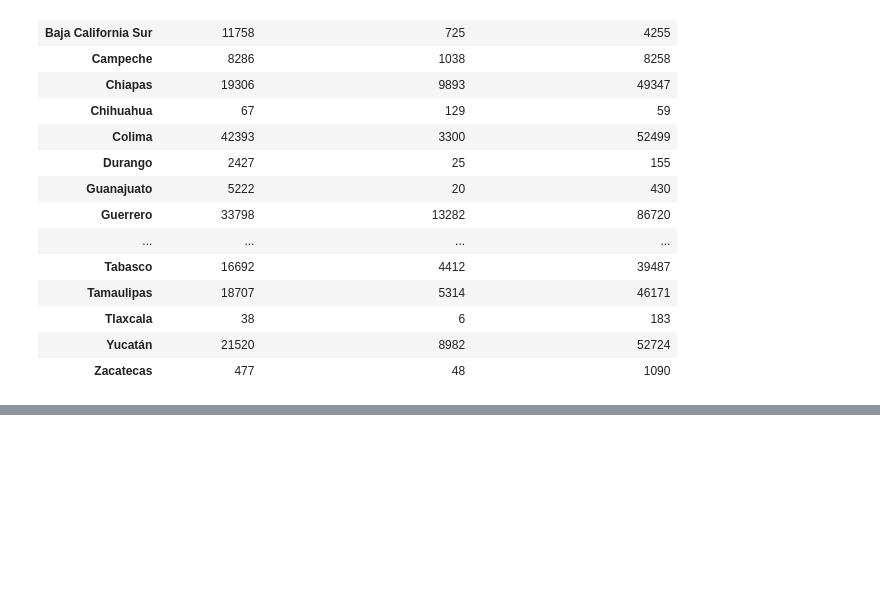
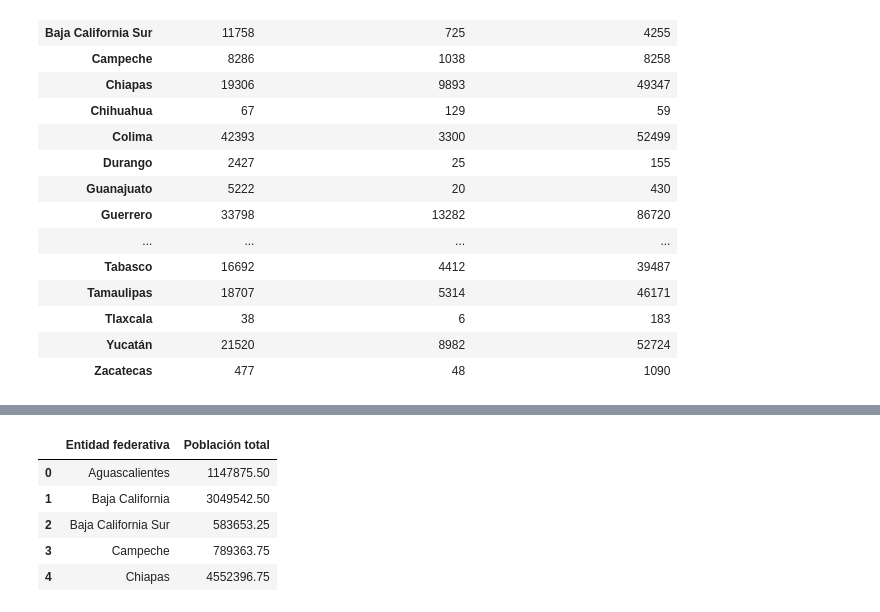
Before and after one commit to pcorner10/denguetemp2022, a Jupyter notebook: dengueTemperatura.ipynb, the cells around one changed output, grey strips where cells are left out. Cells and saved outputs as stored; diff of their text form; code cells hidden in the pictures; blank space fills up the shorter version.

```diff
--- a/dengueTemperatura.ipynb
+++ b/dengueTemperatura.ipynb
@@ -460,0 +494,13 @@ df.groupby("estado").agg({
+# %%
+ISR_grouped.head()
+df2_graph1 = ISR_grouped.groupby(["Entidad federativa"], as_index=False).agg({
+  "Población total":"mean",
+})
+df2_graph1.head()
+# %% [output]
+|  | Entidad federativa | Población total |
+| 0 | Aguascalientes | 1147875.50 |
+| 1 | Baja California | 3049542.50 |
+| 2 | Baja California Sur | 583653.25 |
+| 3 | Campeche | 789363.75 |
+| 4 | Chiapas | 4552396.75 |
```
Also changed, not shown: parts of 7 cells of this notebook.
